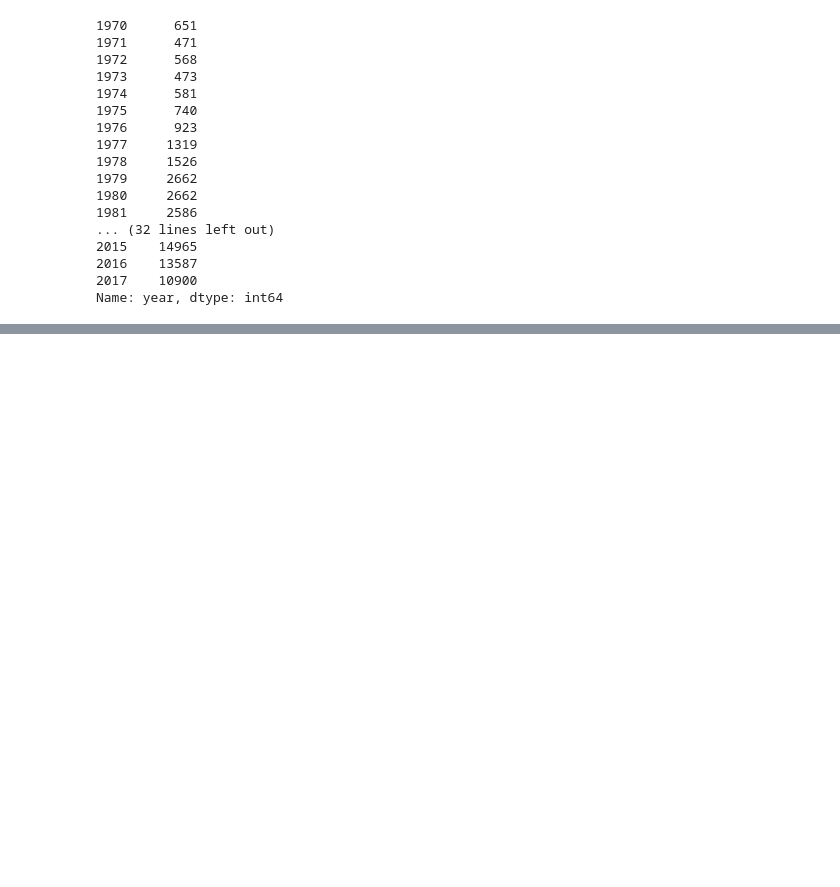
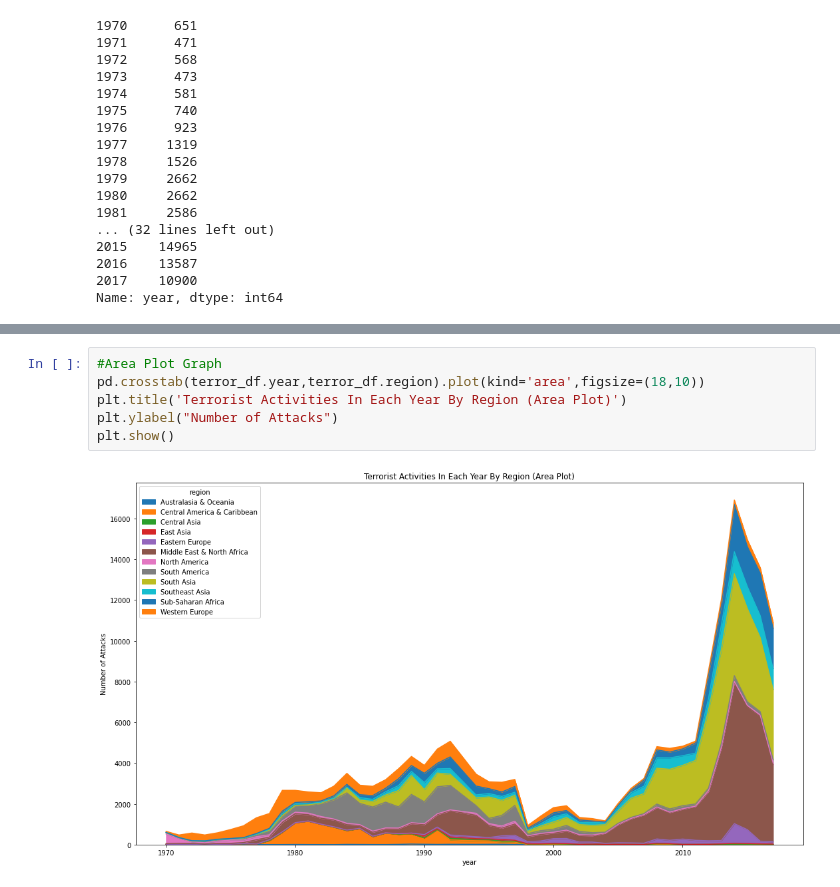
Before and after one commit to SyedHuzaifa007/The-Sparks-Foundation-Task-4, a Jupyter notebook: Exploratory_Analysis_Terrorism.ipynb, the cells around one changed output, grey strips where cells are left out. Cells and saved outputs as stored; diff of their text form; blank space fills up the shorter version.

```diff
--- a/Exploratory_Analysis_Terrorism.ipynb
+++ b/Exploratory_Analysis_Terrorism.ipynb
@@ -152,0 +179,8 @@ Name: year, dtype: int64
+# %%
+#Area Plot Graph
+pd.crosstab(terror_df.year,terror_df.region).plot(kind='area',figsize=(18,10))
+plt.title('Terrorist Activities In Each Year By Region (Area Plot)')
+plt.ylabel("Number of Attacks")
+plt.show()
+# %% [output]
+[figure, added]
```
Also changed, not shown: parts of 4 cells of this notebook.
